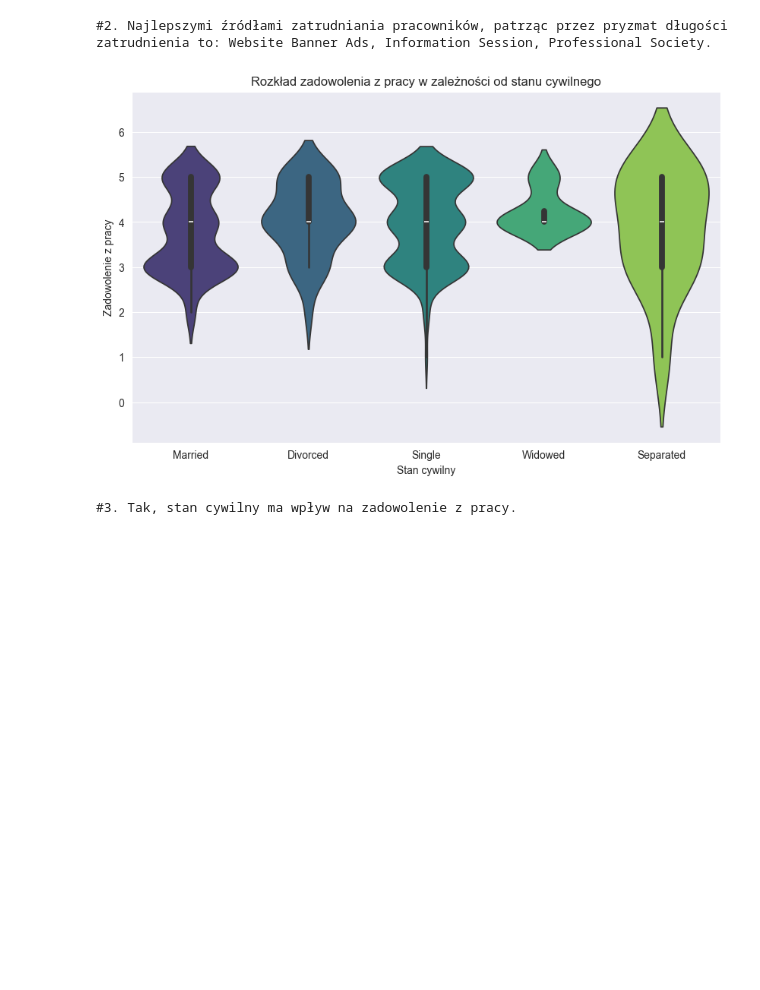
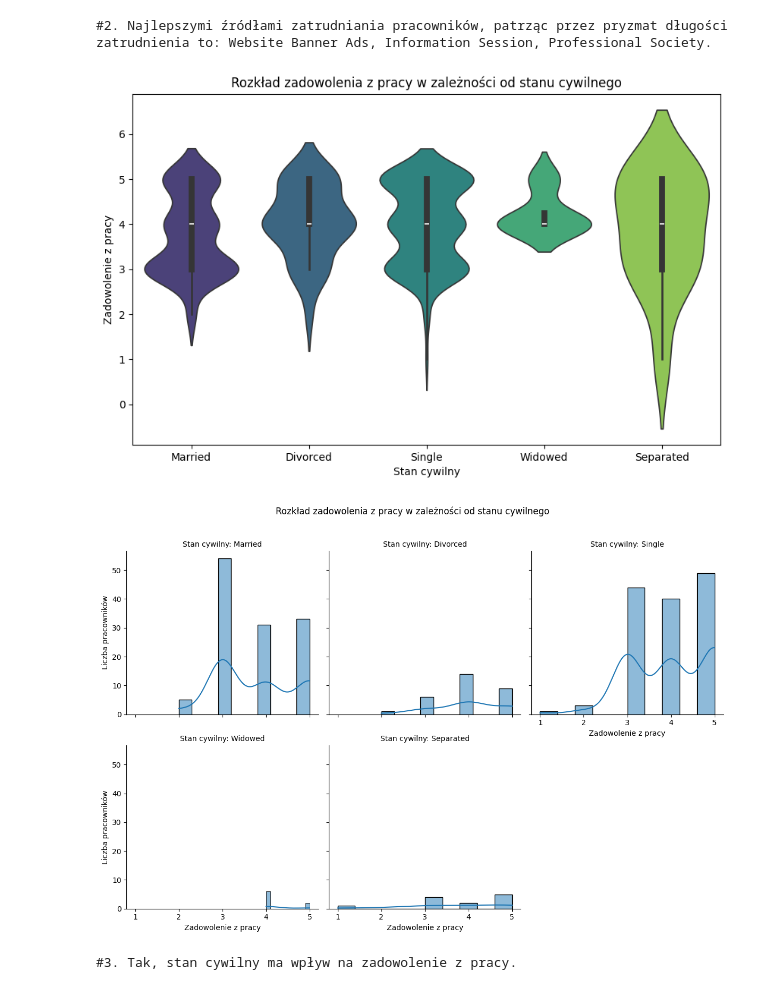
Before and after one commit to KenZooo11/9.2, a Jupyter notebook: 9.2.ipynb, the cells around one changed output. Saved outputs shown, nothing was run; the diff lists cells and outputs as text; code cells hidden in the pictures; blank space fills up the shorter version.

```diff
--- a/9.2.ipynb
+++ b/9.2.ipynb
@@ -57,16 +101,25 @@ print("#2. Najlepszymi źródłami zatrudniania pracowników, patrząc przez pry
 # %%
 df_pairplot = df[['MaritalStatusID', 'EmpSatisfaction']].dropna()
 df_pairplot['EmpSatisfaction'] = df_pairplot['EmpSatisfaction'].astype(float)
 
 martial_mapping = {0: 'Single', 1: 'Married', 2: 'Divorced', 3: 'Separated', 4: 'Widowed'}
 df_pairplot['MaritalStatus'] = df_pairplot['MaritalStatusID'].map(martial_mapping)
 
 plt.figure(figsize=(10, 6))
 sns.violinplot(data=df_pairplot, x='MaritalStatus', y='EmpSatisfaction', hue='MaritalStatus', palette='viridis', legend=False)
 plt.xlabel('Stan cywilny')
 plt.ylabel('Zadowolenie z pracy')
 plt.title('Rozkład zadowolenia z pracy w zależności od stanu cywilnego')
 plt.show()
+
+g = sns.FacetGrid(df_pairplot, col="MaritalStatus", col_wrap=3, height=4, aspect=1)
+g.map(sns.histplot, "EmpSatisfaction", bins=10, kde=True)
+g.set_axis_labels("Zadowolenie z pracy", "Liczba pracowników")
+g.set_titles("Stan cywilny: {col_name}")
+plt.suptitle('Rozkład zadowolenia z pracy w zależności od stanu cywilnego', y=1.02)
+plt.tight_layout()
+plt.show()
 # %% [output]
-[figure, old version]
+[figure, new version]
+[figure, added]
 # %%
```
Also changed, not shown: parts of 5 cells of this notebook.
